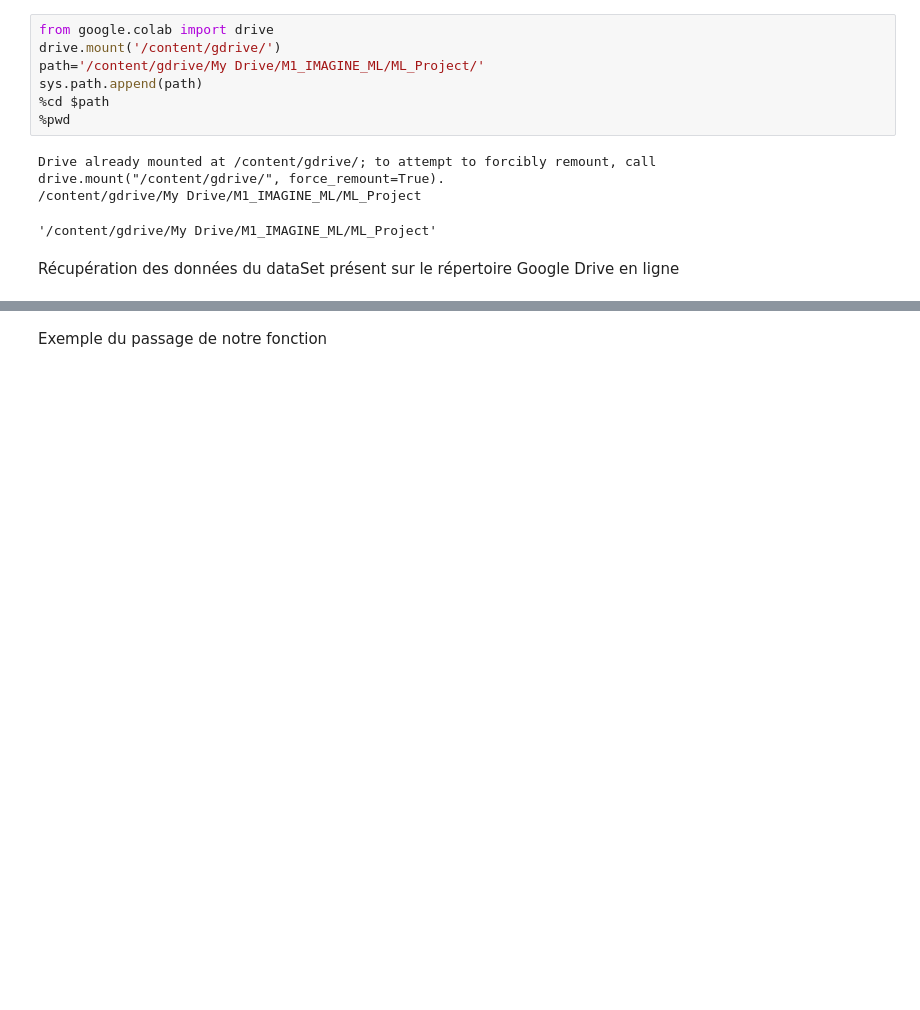
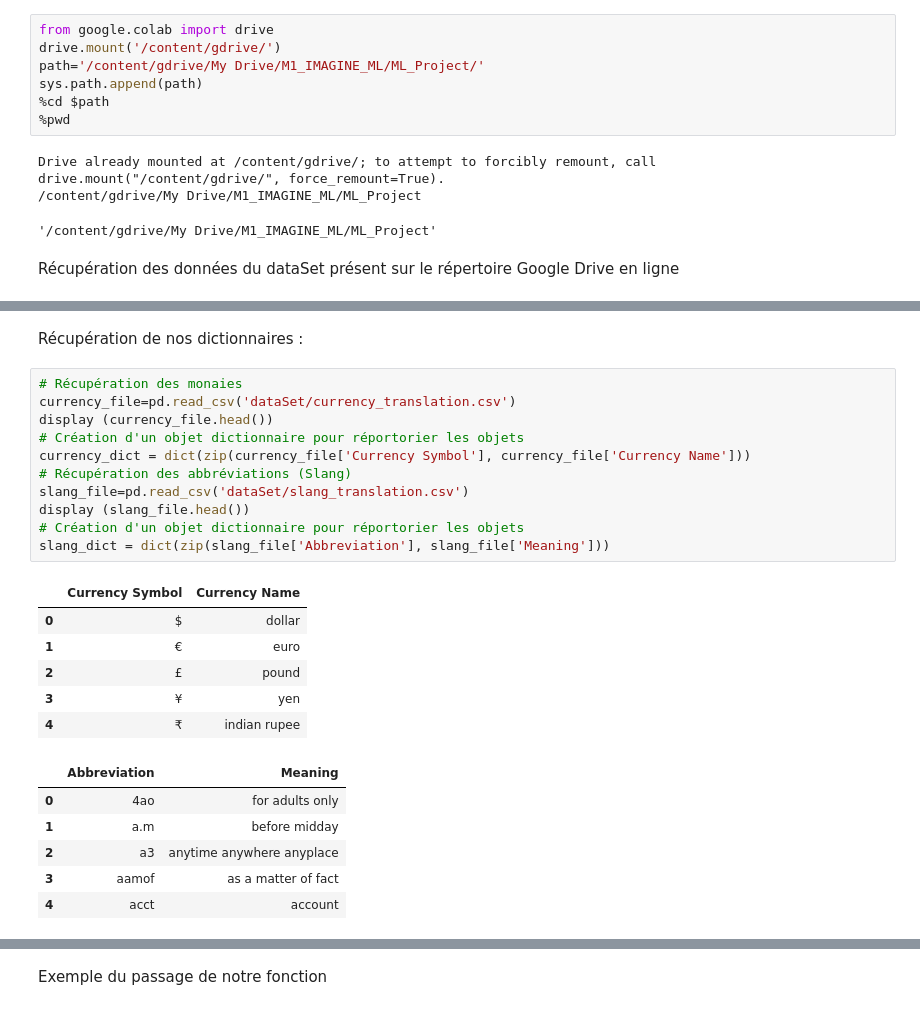
Before and after one commit to Akkuun/M1_IMAGINE_ML_Project, a Jupyter notebook: ML_Project_Group_8.ipynb, the cells around one changed output, grey strips where cells are left out. Saved outputs shown, nothing was run; the diff lists cells and outputs as text; blank space fills up the shorter version.

```diff
--- a/ML_Project_Group_8.ipynb
+++ b/ML_Project_Group_8.ipynb
@@ -104,6 +112,32 @@ display (df.head())
 | 2 | 2 | 322030931022065664 | Can any Gynecologist with Cancer ... | 1 | 1.0 | 0.0 | ... |
 | 3 | 3 | 322694830620807168 | Couch-lock highs lead to sleeping... | 1 | 1.0 | 0.0 | ... |
 | 4 | 4 | 328524426658328576 | Does daily routine help prevent p... | 1 | 1.0 | 0.0 | ... |
+# %% [markdown]
+Récupération de nos dictionnaires :
+# %%
+# Récupération des monaies
+currency_file=pd.read_csv('dataSet/currency_translation.csv')
+display (currency_file.head())
+# Création d'un objet dictionnaire pour réportorier les objets
+currency_dict = dict(zip(currency_file['Currency Symbol'], currency_file['Currency Name']))
+# Récupération des abbréviations (Slang)
+slang_file=pd.read_csv('dataSet/slang_translation.csv')
+display (slang_file.head())
+# Création d'un objet dictionnaire pour réportorier les objets
+slang_dict = dict(zip(slang_file['Abbreviation'], slang_file['Meaning']))
+# %% [output]
+|  | Currency Symbol | Currency Name |
+| 0 | $ | dollar |
+| 1 | € | euro |
+| 2 | £ | pound |
+| 3 | ¥ | yen |
+| 4 | ₹ | indian rupee |
+|  | Abbreviation | Meaning |
+| 0 | 4ao | for adults only |
+| 1 | a.m | before midday |
+| 2 | a3 | anytime anywhere anyplace |
+| 3 | aamof | as a matter of fact |
+| 4 | acct | account |
 # %% [markdown]
 ## **Ingénierie des données**
 
```
Also changed, not shown: parts of 4 cells of this notebook.
